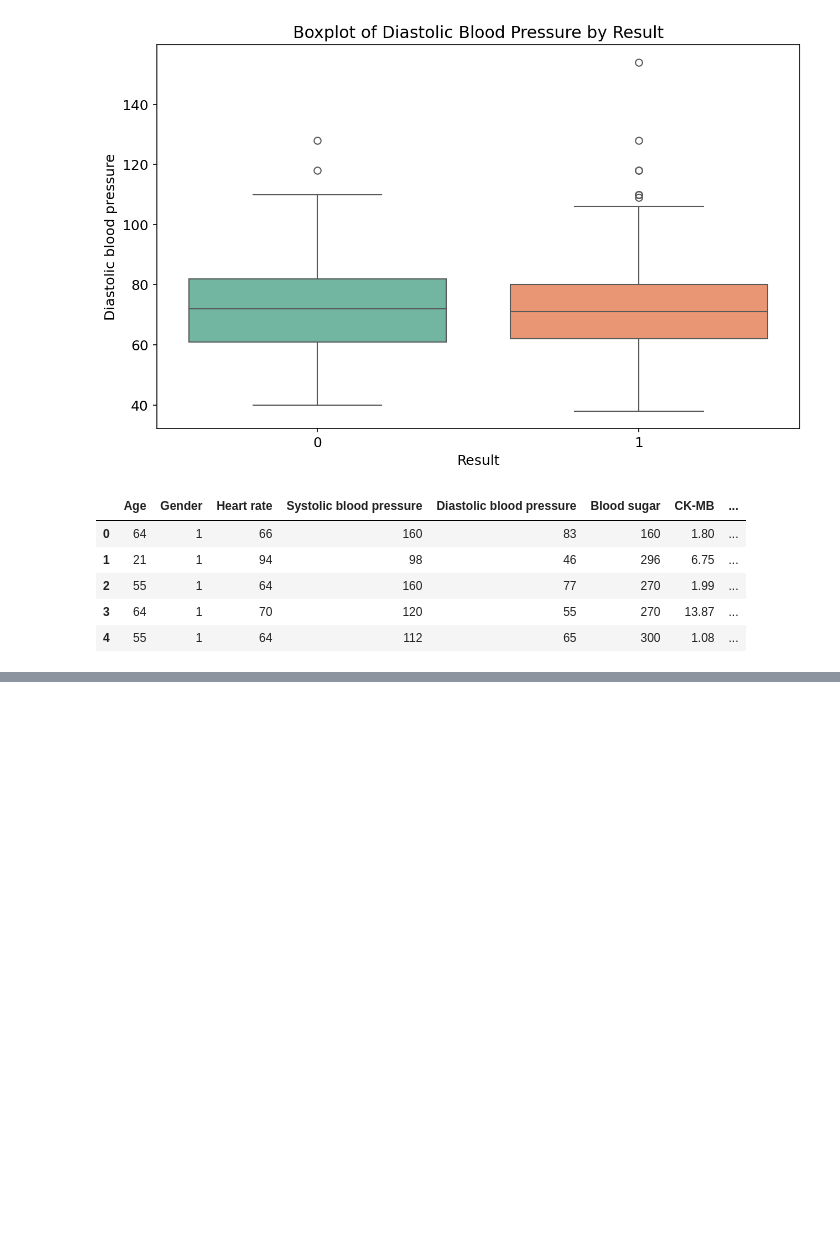
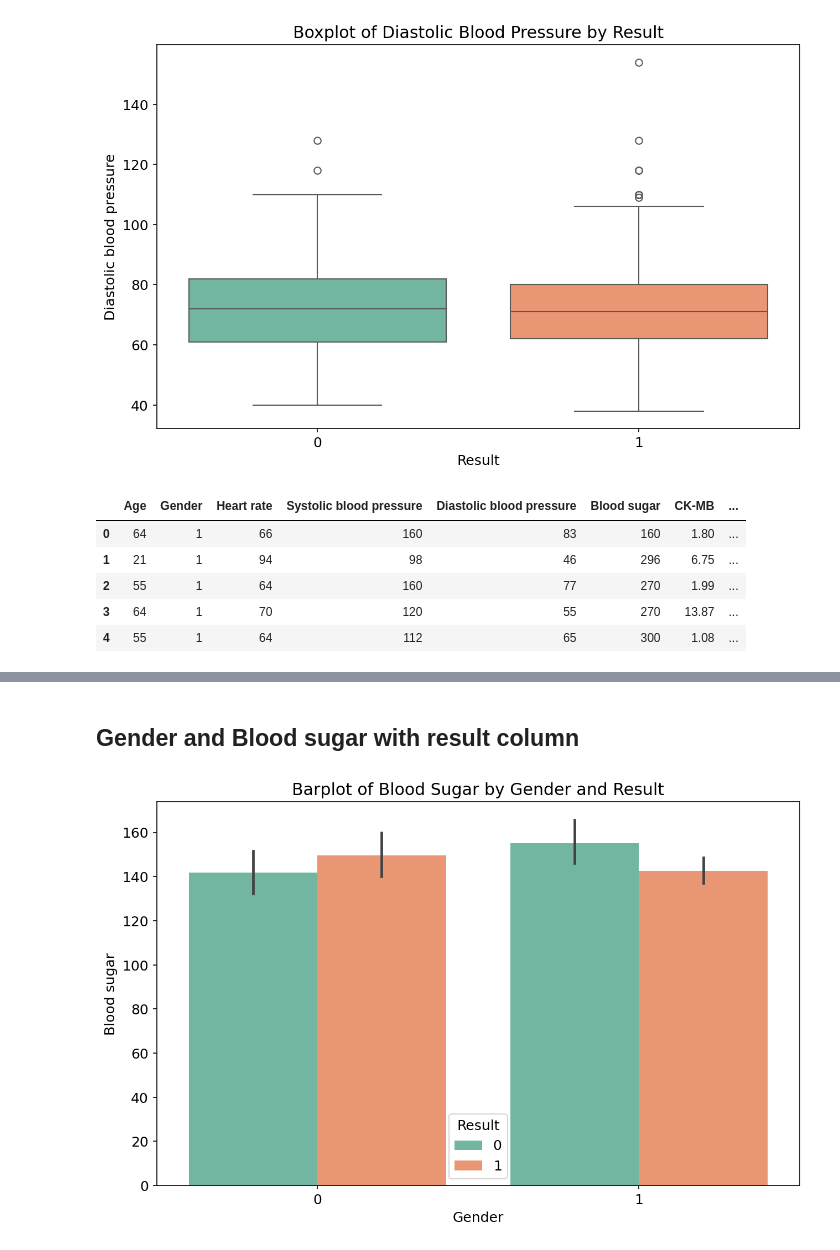
Before and after one commit to Jawad-Muzafar/EDA, a Jupyter notebook: Heart attack dataset/eda.ipynb, the cells around one changed output, grey strips where cells are left out. Saved outputs shown, nothing was run; the diff lists cells and outputs as text; code cells hidden in the pictures; blank space fills up the shorter version.

```diff
--- a/Heart attack dataset/eda.ipynb
+++ b/Heart attack dataset/eda.ipynb
@@ -879,0 +925,8 @@ df
+# %% [markdown]
+## **Gender and Blood sugar with result column**
+# %%
+sns.barplot(x='Gender',y='Blood sugar',hue='Result',data=df,palette='Set2')
+plt.title('Barplot of Blood Sugar by Gender and Result')
+plt.show()
+# %% [output]
+[figure, added]
```
Also changed, not shown: parts of 9 cells of this notebook.
